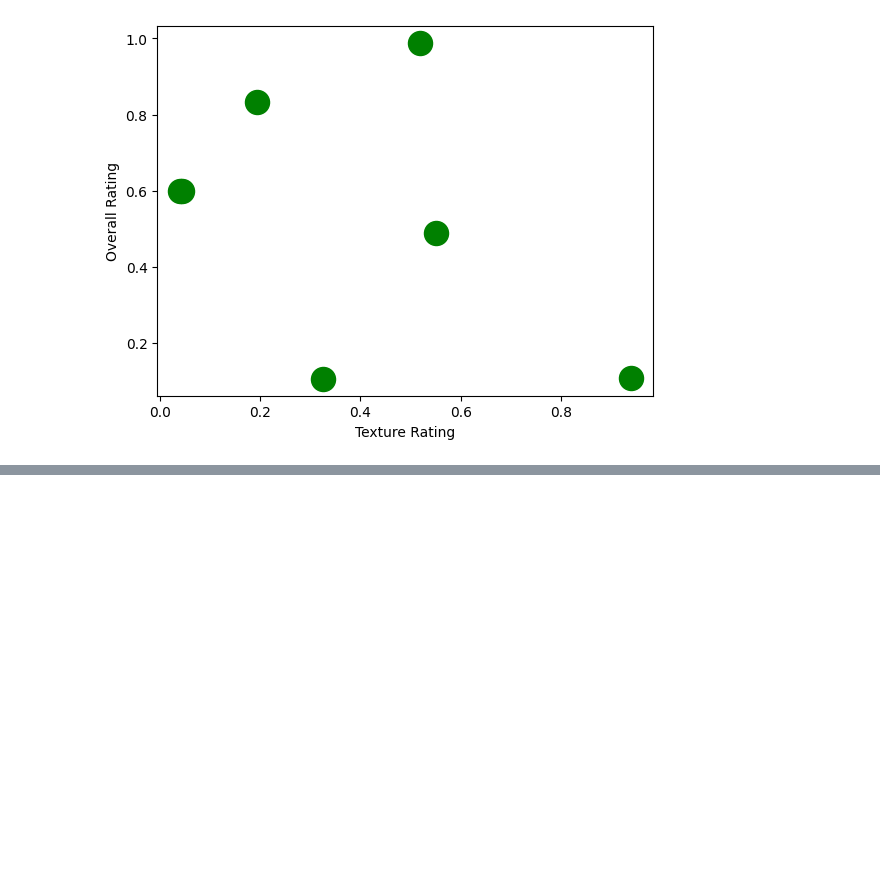
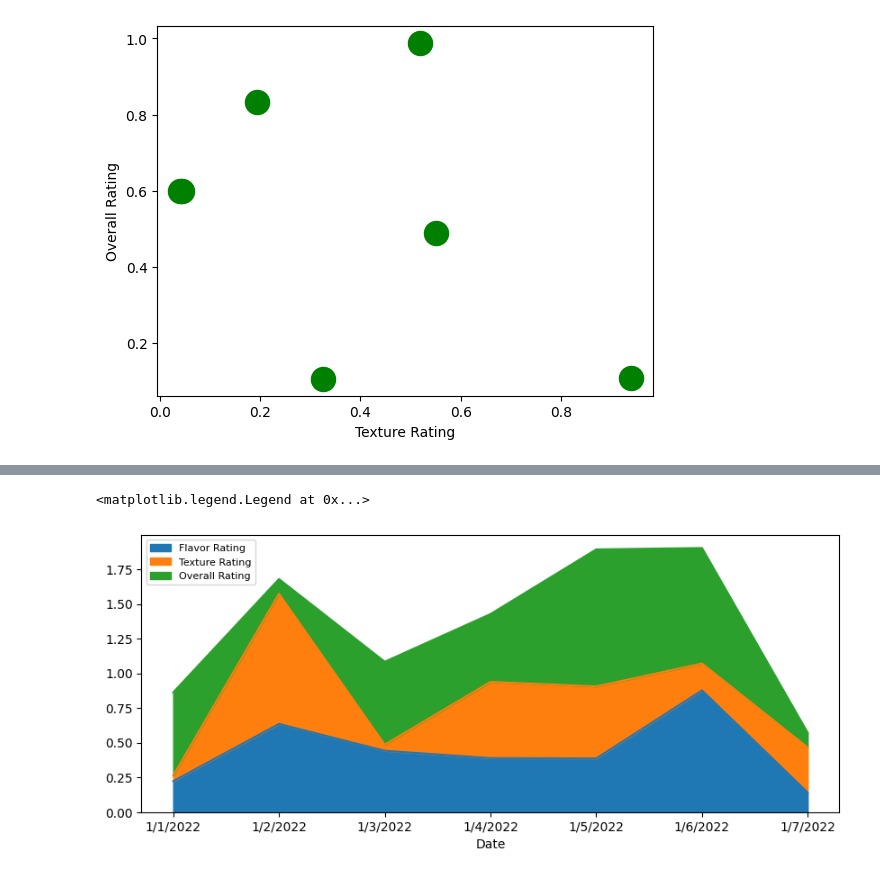
Before and after one commit to pvslav/portfolio, a Jupyter notebook: Python/pandas_fundamentals.ipynb, the cells around one changed output, grey strips where cells are left out. Cells and saved outputs as stored; diff of their text form; code cells hidden in the pictures; blank space fills up the shorter version.

```diff
--- a/Python/pandas_fundamentals.ipynb
+++ b/Python/pandas_fundamentals.ipynb
@@ -639,0 +647,7 @@ df.plot.hist(bins = 20)
+# %%
+df.plot.area(figsize=(10, 4))
+#plt.legend(bbox_to_anchor=(0.00, 1), loc='upper left', fontsize=8)
+plt.legend(loc='upper left', fontsize=8)
+# %% [output]
+<matplotlib.legend.Legend at 0x...>
+[figure, added]
```
Also changed, not shown: parts of 3 cells of this notebook.
